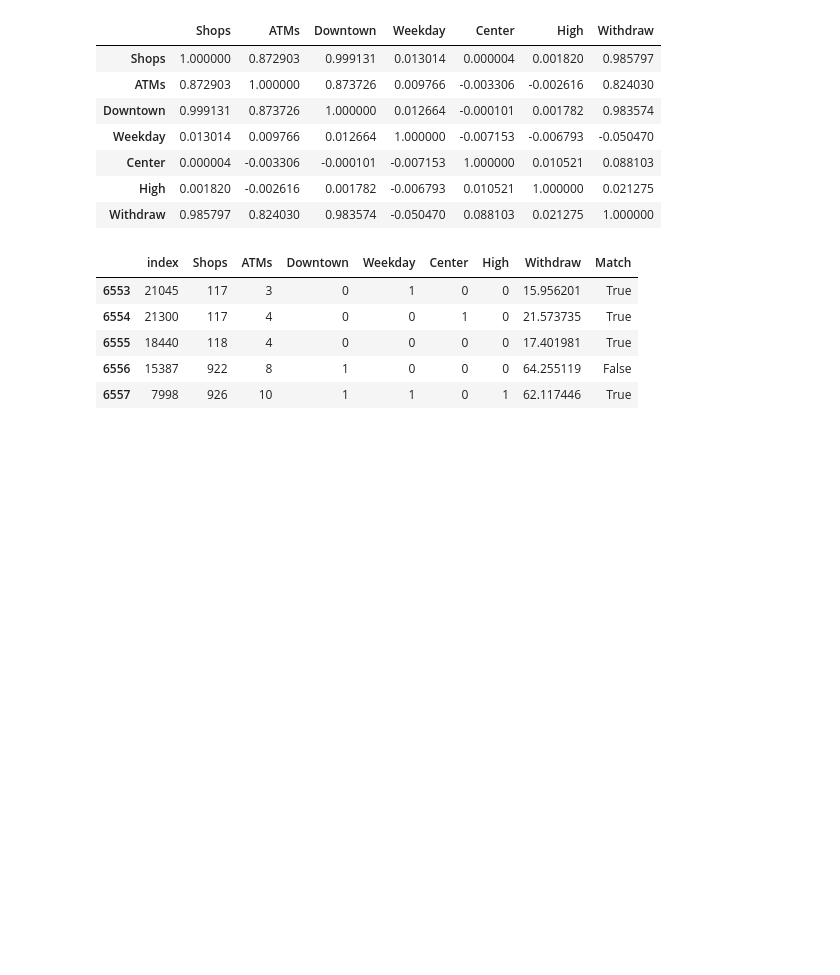
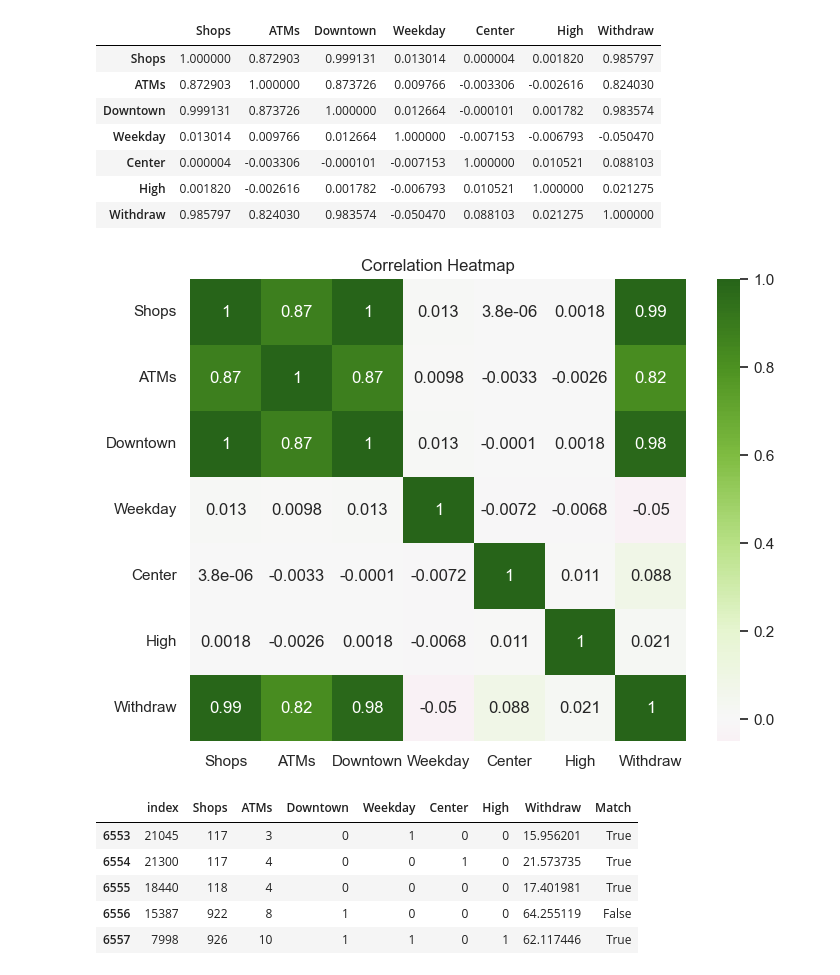
Before and after one commit to ekg-21/econ3203_Y, a Jupyter notebook: eda_notebook.ipynb, the cells around one changed output. Saved outputs shown, nothing was run; the diff lists cells and outputs as text; code cells hidden in the pictures; blank space fills up the shorter version.

```diff
--- a/eda_notebook.ipynb
+++ b/eda_notebook.ipynb
@@ -29,6 +71,13 @@ atm.corr()
 | Center | 0.000004 | -0.003306 | -0.000101 | -0.007153 | 1.000000 | 0.010521 | 0.088103 |
 | High | 0.001820 | -0.002616 | 0.001782 | -0.006793 | 0.010521 | 1.000000 | 0.021275 |
 | Withdraw | 0.985797 | 0.824030 | 0.983574 | -0.050470 | 0.088103 | 0.021275 | 1.000000 |
+# %%
+plt.figure(figsize=(8, 6))
+sns.heatmap(atm.corr(),  cmap='PiYG', center=0, annot=True)
+plt.title('Correlation Heatmap')
+plt.show()
+# %% [output]
+[figure, added]
 # %%
 testingDowntown = atm.sort_values(by='Shops').reset_index()
 testingDowntown['Match'] = testingDowntown['Downtown'].eq(testingDowntown['Downtown'].shift())
```
Also changed, not shown: parts of 21 cells of this notebook.
